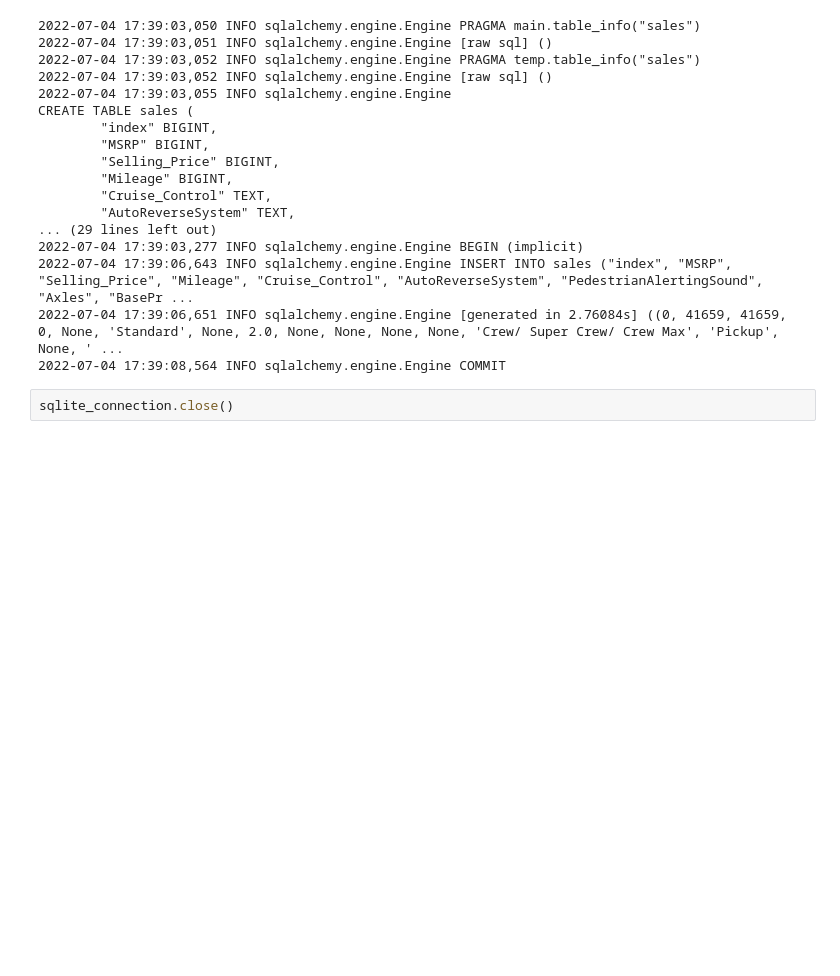
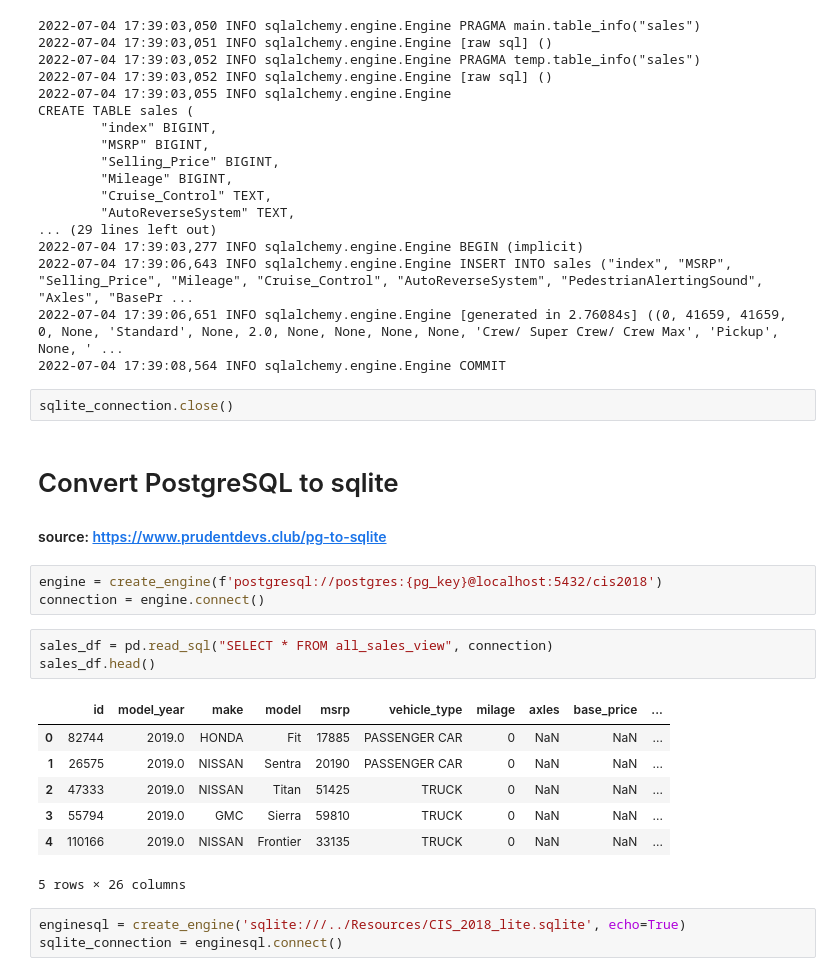
Before and after one commit to RL-Lane/Gouge, a Jupyter notebook: Notebooks/convert CIS to sqlite.ipynb, the cells around one changed output. Drawn from its saved outputs; the diff is of its cells as text; blank space fills up the shorter version.

Commit message:
sqlite working but not optimized. have postgres backup

```diff
--- a/Notebooks/convert CIS to sqlite.ipynb
+++ b/Notebooks/convert CIS to sqlite.ipynb
@@ -89,3 +90,23 @@ CREATE TABLE sales (
 2022-07-04 17:39:08,564 INFO sqlalchemy.engine.Engine COMMIT
 # %%
 sqlite_connection.close()
+# %% [markdown]
+# Convert PostgreSQL to sqlite
+#### source: https://www.prudentdevs.club/pg-to-sqlite
+# %%
+engine = create_engine(f'postgresql://postgres:{pg_key}@localhost:5432/cis2018')
+connection = engine.connect()
+# %%
+sales_df = pd.read_sql("SELECT * FROM all_sales_view", connection)
+sales_df.head()
+# %% [output]
+|  | id | model_year | make | model | msrp | vehicle_type | milage | axles | base_price | ... |
+| 0 | 82744 | 2019.0 | HONDA | Fit | 17885 | PASSENGER CAR | 0 | NaN | NaN | ... |
+| 1 | 26575 | 2019.0 | NISSAN | Sentra | 20190 | PASSENGER CAR | 0 | NaN | NaN | ... |
+| 2 | 47333 | 2019.0 | NISSAN | Titan | 51425 | TRUCK | 0 | NaN | NaN | ... |
+| 3 | 55794 | 2019.0 | GMC | Sierra | 59810 | TRUCK | 0 | NaN | NaN | ... |
+| 4 | 110166 | 2019.0 | NISSAN | Frontier | 33135 | TRUCK | 0 | NaN | NaN | ... |
+5 rows × 26 columns
+# %%
+enginesql = create_engine('sqlite:///../Resources/CIS_2018_lite.sqlite', echo=True)
+sqlite_connection = enginesql.connect()
```
Also changed, not shown: parts of 9 cells of this notebook, 9 other files.
